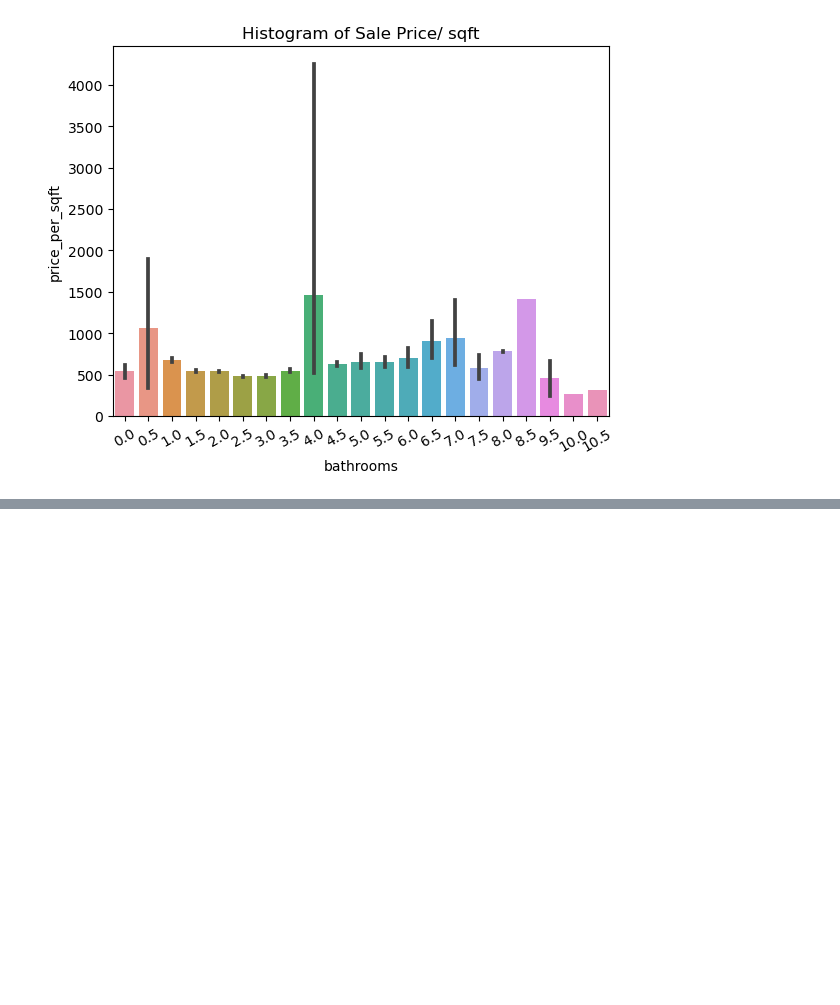
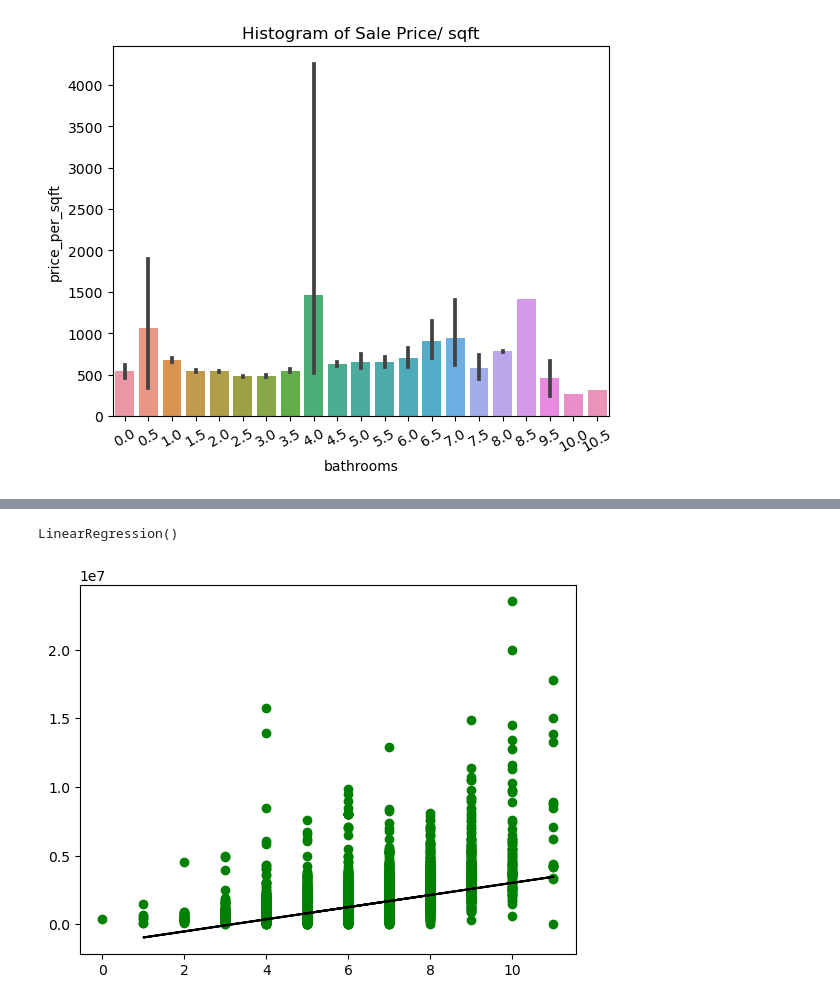
Before and after one commit to Kellyajara/RealEstate-Classification, a Jupyter notebook: Project Notebook .ipynb, the cells around one changed output, grey strips where cells are left out. Saved outputs shown, nothing was run; the diff lists cells and outputs as text; code cells hidden in the pictures; blank space fills up the shorter version.

Commit message:
adding linear regression

```diff
--- a/Project Notebook .ipynb
+++ b/Project Notebook .ipynb
@@ -361,0 +364,11 @@ plt.show()
+# %%
+import statsmodels.api as sm
+
+X = housing_df[['grade_code']]
+y = housing_df['price']
+
+# Replace None with appropriate code
+simple_model = sm.OLS(endog = y, exog = sm.add_constant(X))
+
+simple_model_results = simple_model.fit()
+print(simple_model_results.summary())
@@ -361,0 +393,17 @@ plt.show()
+# %%
+from sklearn.model_selection import train_test_split
+X_train, X_test, y_train, y_test = train_test_split(X, y, test_size = 0.2, random_state = 0)
+# %%
+from sklearn.linear_model import LinearRegression
+regressor = LinearRegression()
+regressor.fit(X_train, y_train)
+# %% [output]
+LinearRegression()
+# %%
+y_pred = regressor.predict(X_test)
+# %%
+plt.scatter(X_train, y_train, color = 'g')
+plt.plot(X_test, y_pred, color = 'k')
+plt.show()
+# %% [output]
+[figure, added]
```
Also changed, not shown: parts of 2 cells of this notebook.
